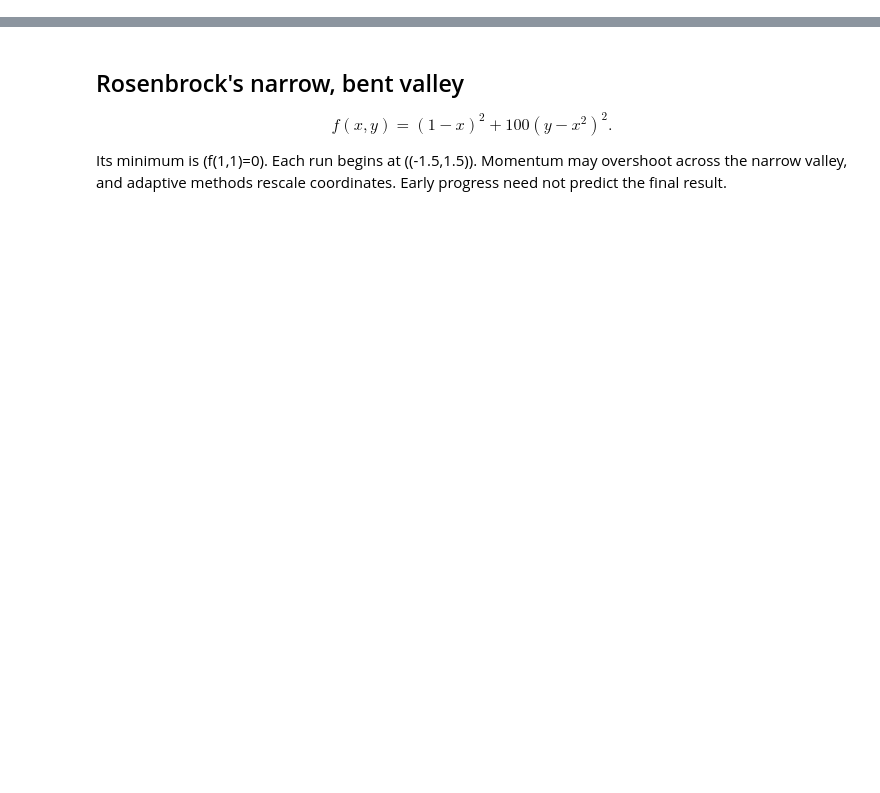
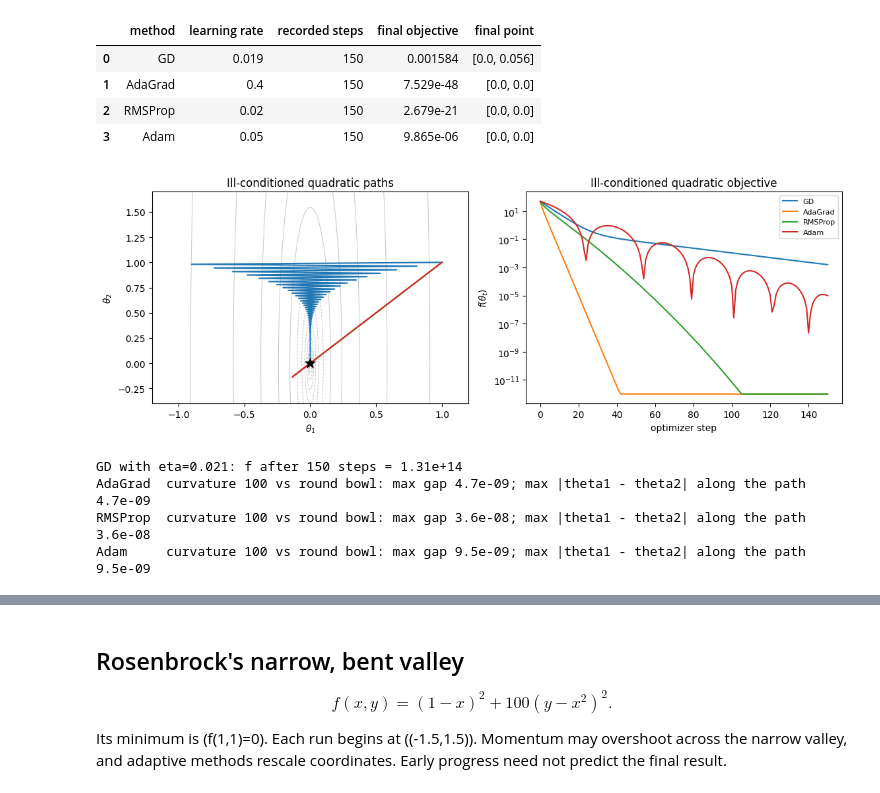
Before and after one commit to ZhuoranYang/sds265-fall26, a Jupyter notebook: demos/12-neural-optimization/optimizer-landscapes.ipynb, the cells around one changed output, grey strips where cells are left out. Saved outputs shown, nothing was run; the diff lists cells and outputs as text; code cells hidden in the pictures; blank space fills up the shorter version.

```diff
--- a/demos/12-neural-optimization/optimizer-landscapes.ipynb
+++ b/demos/12-neural-optimization/optimizer-landscapes.ipynb
@@ -138,0 +240,40 @@ def final_table(results, rates):
+# %%
+def quad(theta):
+    return .5 * (100 * theta[..., 0]**2 + theta[..., 1]**2)
+
+def quad_grad(theta):
+    return np.array([100 * theta[0], theta[1]])
+
+QUAD_RATES = {'GD': .019, 'AdaGrad': .4, 'RMSProp': .02, 'Adam': .05}
+QUAD_START = [1., 1.]
+quad_results = compare(quad, quad_grad, QUAD_START, QUAD_RATES, 150,
+                       methods=list(QUAD_RATES))
+display(final_table(quad_results, QUAD_RATES))
+show_results(quad, quad_results, ((-1.2, 1.2), (-.4, 1.7)), (0, 0),
+             'Ill-conditioned quadratic', levels=np.linspace(-3, 2, 14))
+
+# GD just above the stability limit 2/100 blows up along theta_1.
+_, gd_unstable = optimize(quad, quad_grad, QUAD_START, 'GD', .021, 150)
+print(f'GD with eta=0.021: f after 150 steps = {gd_unstable[-1]:.3g}')
+
+# Adaptive methods ignore the factor 100: same path on the round bowl.
+iso = lambda th: .5 * (th[..., 0]**2 + th[..., 1]**2)
+for method in ['AdaGrad', 'RMSProp', 'Adam']:
+    iso_path, _ = optimize(iso, lambda th: th.copy(), QUAD_START, method,
+                           QUAD_RATES[method], 150)
+    gap = np.abs(iso_path - quad_results[method][0]).max()
+    off_diagonal = np.abs(np.diff(quad_results[method][0], axis=1)).max()
+    assert gap < 1e-6
+    print(f'{method:8s} curvature 100 vs round bowl: max gap {gap:.1e};'
+          f' max |theta1 - theta2| along the path {off_diagonal:.1e}')
+# %% [output]
+|  | method | learning rate | recorded steps | final objective | final point |
+| 0 | GD | 0.019 | 150 | 0.001584 | [0.0, 0.056] |
+| 1 | AdaGrad | 0.4 | 150 | 7.529e-48 | [0.0, 0.0] |
+| 2 | RMSProp | 0.02 | 150 | 2.679e-21 | [0.0, 0.0] |
+| 3 | Adam | 0.05 | 150 | 9.865e-06 | [0.0, 0.0] |
+[figure, added]
+GD with eta=0.021: f after 150 steps = 1.31e+14
+AdaGrad  curvature 100 vs round bowl: max gap 4.7e-09; max |theta1 - theta2| along the path 4.7e-09
+RMSProp  curvature 100 vs round bowl: max gap 3.6e-08; max |theta1 - theta2| along the path 3.6e-08
+Adam     curvature 100 vs round bowl: max gap 9.5e-09; max |theta1 - theta2| along the path 9.5e-09
```
Also changed, not shown: parts of 31 cells of this notebook, 7 other files.
